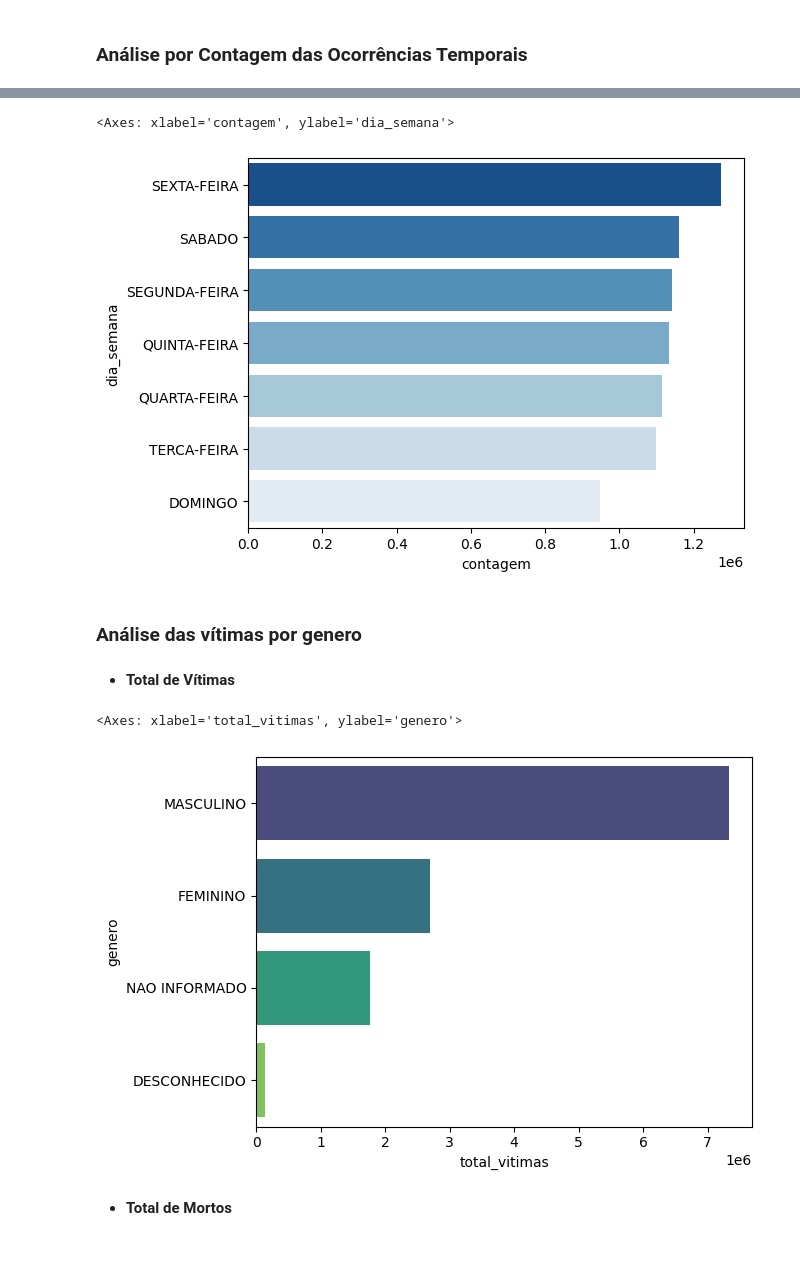
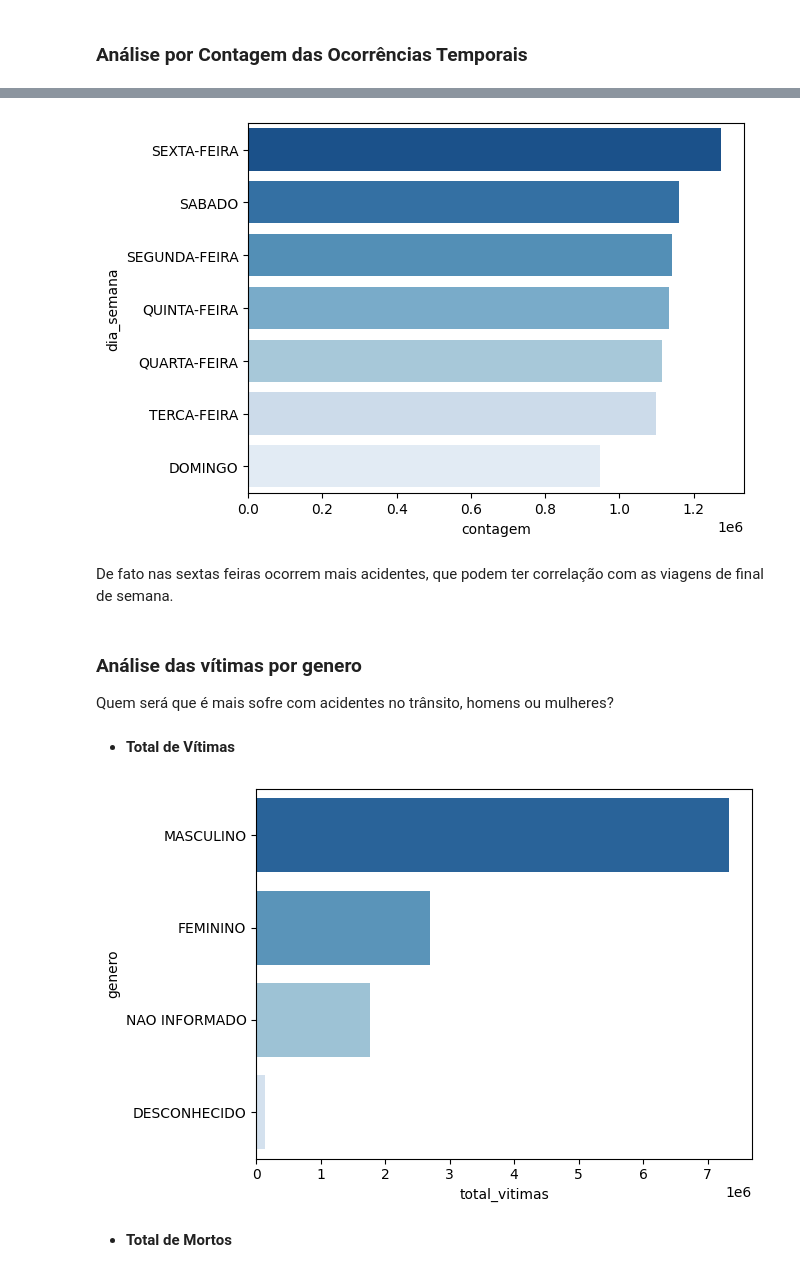
Before and after one commit to r7melo/Detran-RENASEST, a Jupyter notebook: Analisando Acidentes.ipynb, the cells around one changed output, grey strips where cells are left out. Saved outputs shown, nothing was run; the diff lists cells and outputs as text; code cells hidden in the pictures.

```diff
--- a/Analisando Acidentes.ipynb
+++ b/Analisando Acidentes.ipynb
@@ -213,35 +204,21 @@ sns.barplot(
 
     Resultado:
 # %%
-df_fase_dia = pd.read_csv("./query-results/Contagem por Dia da Semana.csv")
-
-sns.barplot(
-    data=df_fase_dia,
-    x='contagem',
-    y='dia_semana',
-    palette='Blues_r',
-    hue='dia_semana',
-    legend=False
-)
+plot_count_col("./query-results/Contagem por Dia da Semana.csv", "contagem", "dia_semana")
 # %% [output]
-<Axes: xlabel='contagem', ylabel='dia_semana'>
 [figure]
+# %% [markdown]
+De fato nas sextas feiras ocorrem mais acidentes, que podem ter correlação com as viagens de final de semana.
 # %% [markdown]
 ### Análise das vítimas por genero
+
+Quem será que é mais sofre com acidentes no trânsito, homens ou mulheres?
 # %% [markdown]
 - **Total de Vítimas**
 # %%
-sns.barplot(
-    data=df_genero,
-    x='total_vitimas',
-    y='genero',
-    hue='genero',
-    palette='viridis',
-    legend=False
-)
+plot_count_col("./query-results/Contagem por Genero.csv", "total_vitimas", "genero")
 # %% [output]
-<Axes: xlabel='total_vitimas', ylabel='genero'>
-[figure, old version]
+[figure, new version]
 # %% [markdown]
 - **Total de Mortos**
 # %%
```
Also changed, not shown: parts of 21 cells of this notebook, 1 other file.
